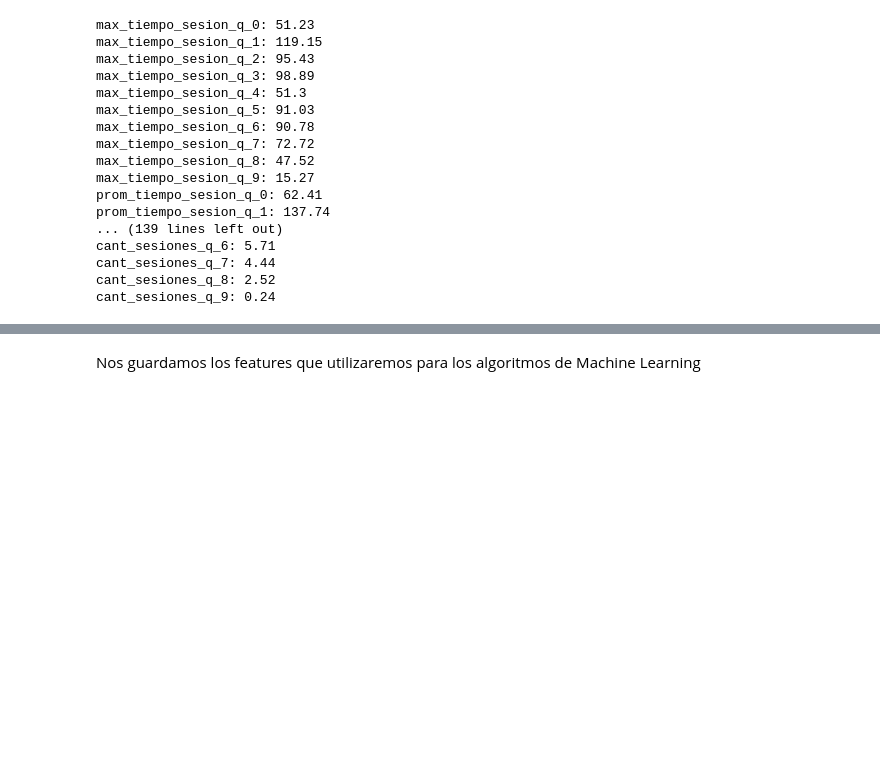
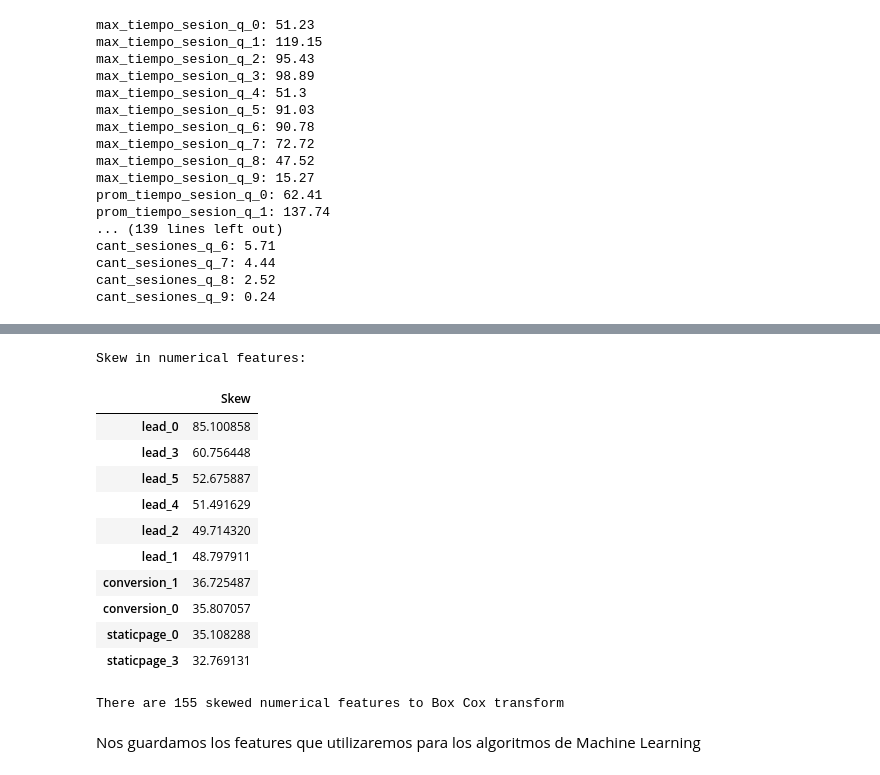
Before and after one commit to FrancoChoque/TP2Datos, a Jupyter notebook: machine_learning-Copy1.ipynb, the cells around one changed output, grey strips where cells are left out. Cells and saved outputs as stored; diff of their text form; code cells hidden in the pictures; blank space fills up the shorter version.

```diff
--- a/machine_learning-Copy1.ipynb
+++ b/machine_learning-Copy1.ipynb
@@ -161,6 +161,39 @@ train[skewed_features] = np.log1p(train[skewed_features])
 # %%
 skewed_features = np.array(test.iloc[:,1:].columns)[np.abs(skew(test[test.iloc[:,1:].columns])) > 0.5]
 test[skewed_features] = np.log1p(test[skewed_features])
+# %%
+from scipy.stats import skew
+
+# Check the skew of all numerical features
+skewed_feats = train[train.iloc[:,2:].columns].apply(lambda x: skew(x.dropna())).sort_values(ascending=False)
+print("\nSkew in numerical features: \n")
+skewness = pd.DataFrame({'Skew' :skewed_feats})
+skewness.head(10)
+# %% [output]
+Skew in numerical features:
+|  | Skew |
+| lead_0 | 85.100858 |
+| lead_3 | 60.756448 |
+| lead_5 | 52.675887 |
+| lead_4 | 51.491629 |
+| lead_2 | 49.714320 |
+| lead_1 | 48.797911 |
+| conversion_1 | 36.725487 |
+| conversion_0 | 35.807057 |
+| staticpage_0 | 35.108288 |
+| staticpage_3 | 32.769131 |
+# %%
+skewness = skewness[abs(skewness) > 0.75]
+print("There are {} skewed numerical features to Box Cox transform".format(skewness.shape[0]))
+
+from scipy.special import boxcox1p
+skewed_features = skewness.index
+lam = 0.15
+for feat in skewed_features:
+    #all_data[feat] += 1
+    train[feat] = boxcox1p(train[feat], lam)
+# %% [output]
+There are 155 skewed numerical features to Box Cox transform
 # %% [markdown]
 Nos guardamos los features que utilizaremos para los algoritmos de Machine Learning
 # %%
```
Also changed, not shown: parts of 42 cells of this notebook, 2 other files.
